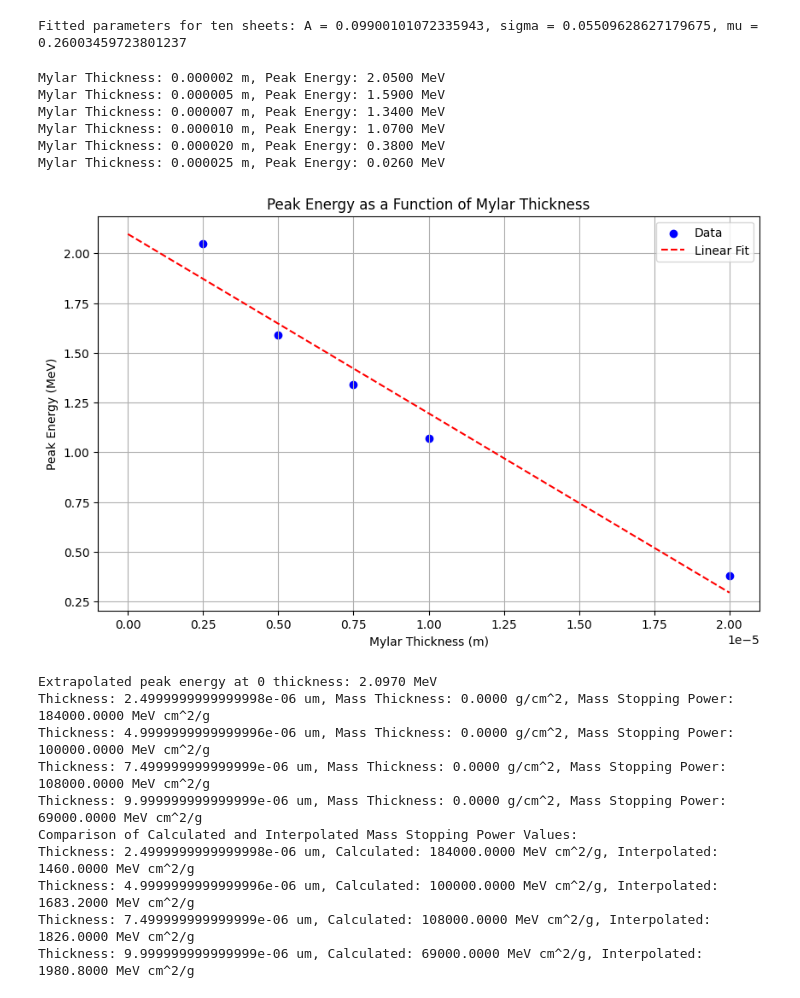
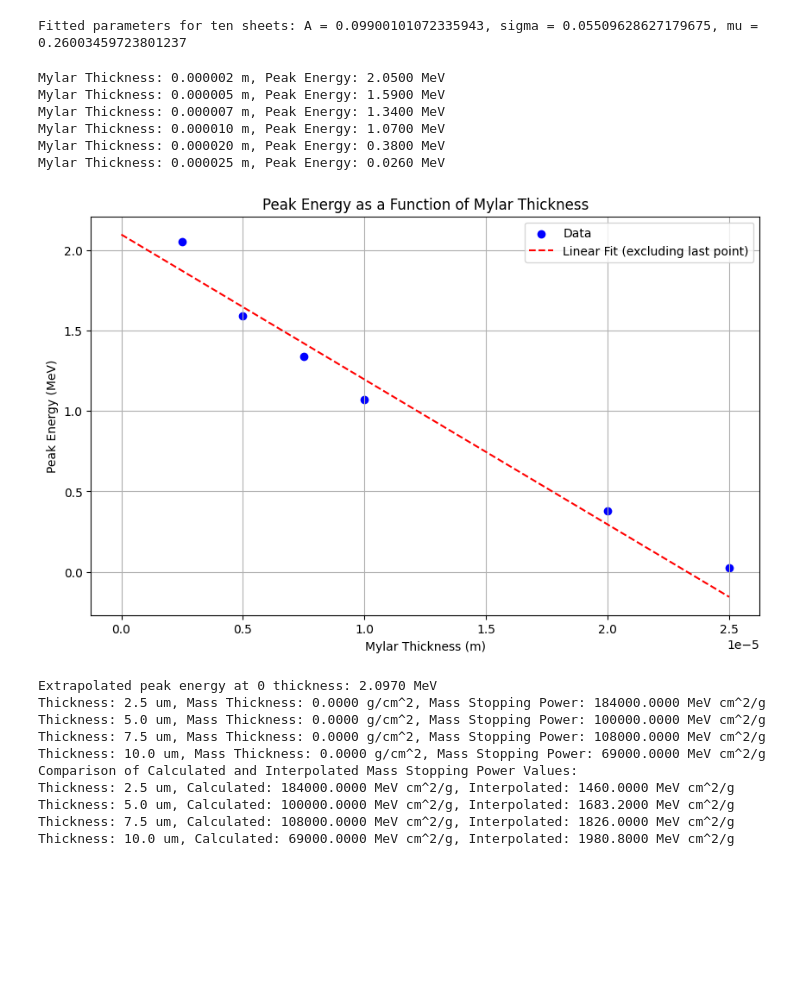
Before and after one commit to RileyFowler02/ENPH353, a Jupyter notebook: Alpha/analysis.ipynb, the cells around one changed output. Cells and saved outputs as stored; diff of their text form; code cells hidden in the pictures; blank space fills up the shorter version.

```diff
--- a/Alpha/analysis.ipynb
+++ b/Alpha/analysis.ipynb
@@ -113,22 +113,22 @@ thicknesses = thicknesses * 10.0**-6  # Convert to meters
 for thickness, energy in zip(thicknesses, peak_energies_mev):
     print(f"Mylar Thickness: {thickness:.6f} m, Peak Energy: {energy:.4f} MeV")
 
-# Perform linear regression to fit a line to the peak energy vs. Mylar thickness data
+# Perform linear regression to fit a line to the peak energy vs. Mylar thickness data (excluding the last point)
 slope, intercept, r_value, p_value, std_err = linregress(thicknesses[:-1], peak_energies_mev[:-1])
 
 # Predict the peak energy at 0 thickness
 extrapolated_peak_energy = intercept
 
 # Generate a finer grid of thickness values for plotting the fit
-thickness_grid = np.linspace(0, max(thicknesses[:-1]), 100)
+thickness_grid = np.linspace(0, max(thicknesses), 100)
 
 # Calculate the linear fit values
 linear_fit = slope * thickness_grid + intercept
 
 # Plot peak energy as a function of Mylar thickness
 plt.figure(figsize=(10, 6))
-plt.scatter(thicknesses[:-1], peak_energies_mev[:-1], marker='o', color='b', label='Data')
-plt.plot(thickness_grid, linear_fit, linestyle='--', color='r', label='Linear Fit')
+plt.scatter(thicknesses, peak_energies_mev, marker='o', color='b', label='Data')
+plt.plot(thickness_grid, linear_fit, linestyle='--', color='r', label='Linear Fit (excluding last point)')
 plt.xlabel('Mylar Thickness (m)')
 plt.ylabel('Peak Energy (MeV)')
 plt.title('Peak Energy as a Function of Mylar Thickness')
@@ -152,43 +152,43 @@ mass_thickness = np.array(thicknesses[:-1]) * density  # Exclude the last point
 # Calculate the mass stopping power (S = -dE/dX)
 mass_stopping_power = -dE / dX
 
 # Print the results for all points except the last one
 for i in range(len(mass_stopping_power)):
-    print(f"Thickness: {thicknesses[i]} um, Mass Thickness: {mass_thickness[i]:.4f} g/cm^2, Mass Stopping Power: {mass_stopping_power[i]:.4f} MeV cm^2/g")
+    print(f"Thickness: {thicknesses[i] * 1e6:.1f} um, Mass Thickness: {mass_thickness[i]:.4f} g/cm^2, Mass Stopping Power: {mass_stopping_power[i]:.4f} MeV cm^2/g")
 
 # Read the CSV file using numpy
 csv_file = './data/Alpha_mass_stopping_power.csv'
 data = np.genfromtxt(csv_file, delimiter='\t', skip_header=1)
 
 # Extract the energy and Mylar mass stopping power values
 energy_csv = data[:, 0]
 mylar_stopping_power_csv = data[:, 2]
 
 # Interpolate the Mylar mass stopping power values to match the energies of your calculated values
 interpolator = interp1d(energy_csv, mylar_stopping_power_csv, kind='linear', fill_value='extrapolate')
 
 # Interpolate the Mylar mass stopping power values at the calculated peak energies
 interpolated_stopping_power = interpolator(peak_energies_mev[:-1])  # Exclude the last point
 
 # Print the comparison of calculated and interpolated mass stopping power values
 print("Comparison of Calculated and Interpolated Mass Stopping Power Values:")
 for i in range(len(mass_stopping_power)):
-    print(f"Thickness: {thicknesses[i]} um, Calculated: {mass_stopping_power[i]:.4f} MeV cm^2/g, Interpolated: {interpolated_stopping_power[i]:.4f} MeV cm^2/g")
+    print(f"Thickness: {thicknesses[i] * 1e6:.1f} um, Calculated: {mass_stopping_power[i]:.4f} MeV cm^2/g, Interpolated: {interpolated_stopping_power[i]:.4f} MeV cm^2/g")
 # %% [output]
 Mylar Thickness: 0.000002 m, Peak Energy: 2.0500 MeV
 Mylar Thickness: 0.000005 m, Peak Energy: 1.5900 MeV
 Mylar Thickness: 0.000007 m, Peak Energy: 1.3400 MeV
 Mylar Thickness: 0.000010 m, Peak Energy: 1.0700 MeV
 Mylar Thickness: 0.000020 m, Peak Energy: 0.3800 MeV
 Mylar Thickness: 0.000025 m, Peak Energy: 0.0260 MeV
-[figure, old version]
+[figure, new version]
 Extrapolated peak energy at 0 thickness: 2.0970 MeV
-Thickness: 2.4999999999999998e-06 um, Mass Thickness: 0.0000 g/cm^2, Mass Stopping Power: 184000.0000 MeV cm^2/g
-Thickness: 4.9999999999999996e-06 um, Mass Thickness: 0.0000 g/cm^2, Mass Stopping Power: 100000.0000 MeV cm^2/g
-Thickness: 7.499999999999999e-06 um, Mass Thickness: 0.0000 g/cm^2, Mass Stopping Power: 108000.0000 MeV cm^2/g
-Thickness: 9.999999999999999e-06 um, Mass Thickness: 0.0000 g/cm^2, Mass Stopping Power: 69000.0000 MeV cm^2/g
+Thickness: 2.5 um, Mass Thickness: 0.0000 g/cm^2, Mass Stopping Power: 184000.0000 MeV cm^2/g
+Thickness: 5.0 um, Mass Thickness: 0.0000 g/cm^2, Mass Stopping Power: 100000.0000 MeV cm^2/g
+Thickness: 7.5 um, Mass Thickness: 0.0000 g/cm^2, Mass Stopping Power: 108000.0000 MeV cm^2/g
+Thickness: 10.0 um, Mass Thickness: 0.0000 g/cm^2, Mass Stopping Power: 69000.0000 MeV cm^2/g
 Comparison of Calculated and Interpolated Mass Stopping Power Values:
-Thickness: 2.4999999999999998e-06 um, Calculated: 184000.0000 MeV cm^2/g, Interpolated: 1460.0000 MeV cm^2/g
-Thickness: 4.9999999999999996e-06 um, Calculated: 100000.0000 MeV cm^2/g, Interpolated: 1683.2000 MeV cm^2/g
-Thickness: 7.499999999999999e-06 um, Calculated: 108000.0000 MeV cm^2/g, Interpolated: 1826.0000 MeV cm^2/g
-Thickness: 9.999999999999999e-06 um, Calculated: 69000.0000 MeV cm^2/g, Interpolated: 1980.8000 MeV cm^2/g
+Thickness: 2.5 um, Calculated: 184000.0000 MeV cm^2/g, Interpolated: 1460.0000 MeV cm^2/g
+Thickness: 5.0 um, Calculated: 100000.0000 MeV cm^2/g, Interpolated: 1683.2000 MeV cm^2/g
+Thickness: 7.5 um, Calculated: 108000.0000 MeV cm^2/g, Interpolated: 1826.0000 MeV cm^2/g
+Thickness: 10.0 um, Calculated: 69000.0000 MeV cm^2/g, Interpolated: 1980.8000 MeV cm^2/g
```
